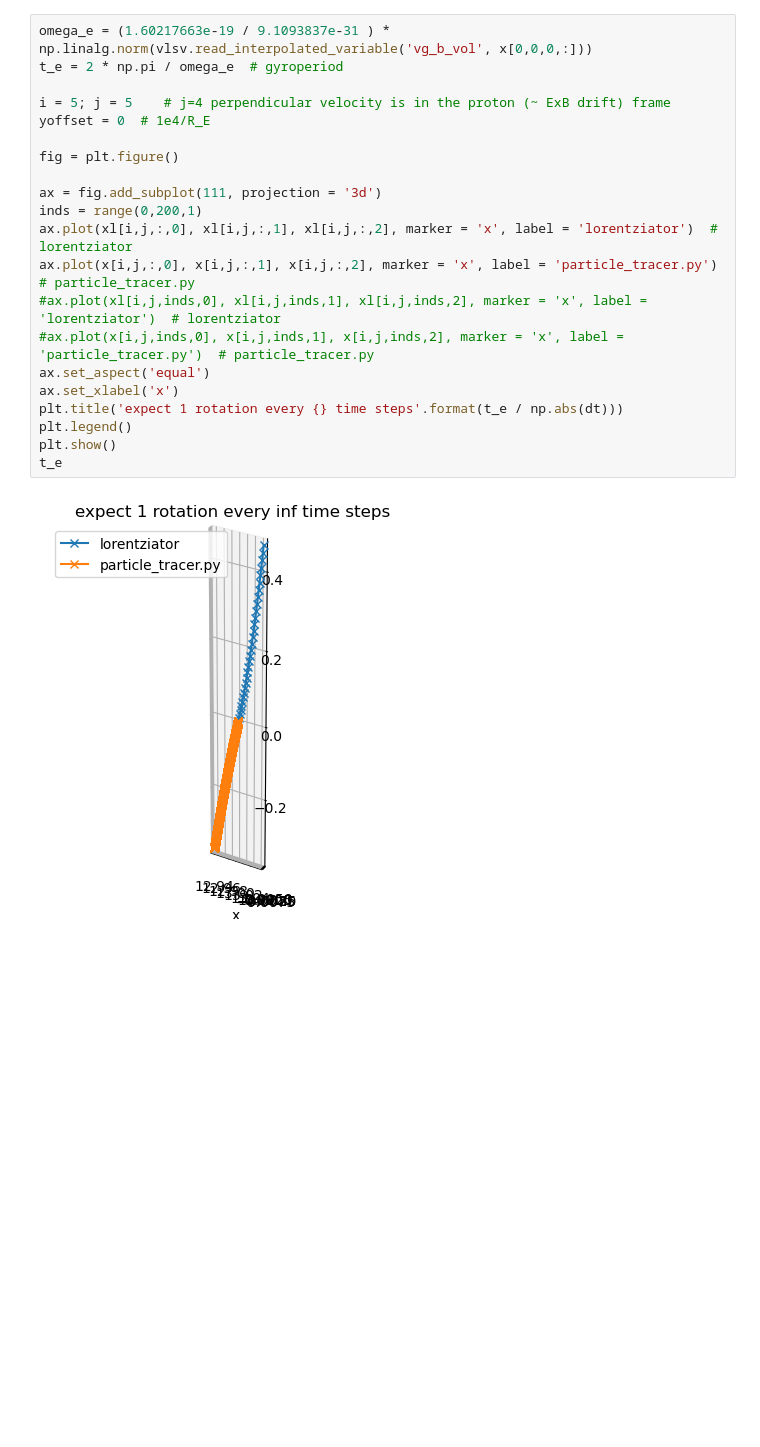
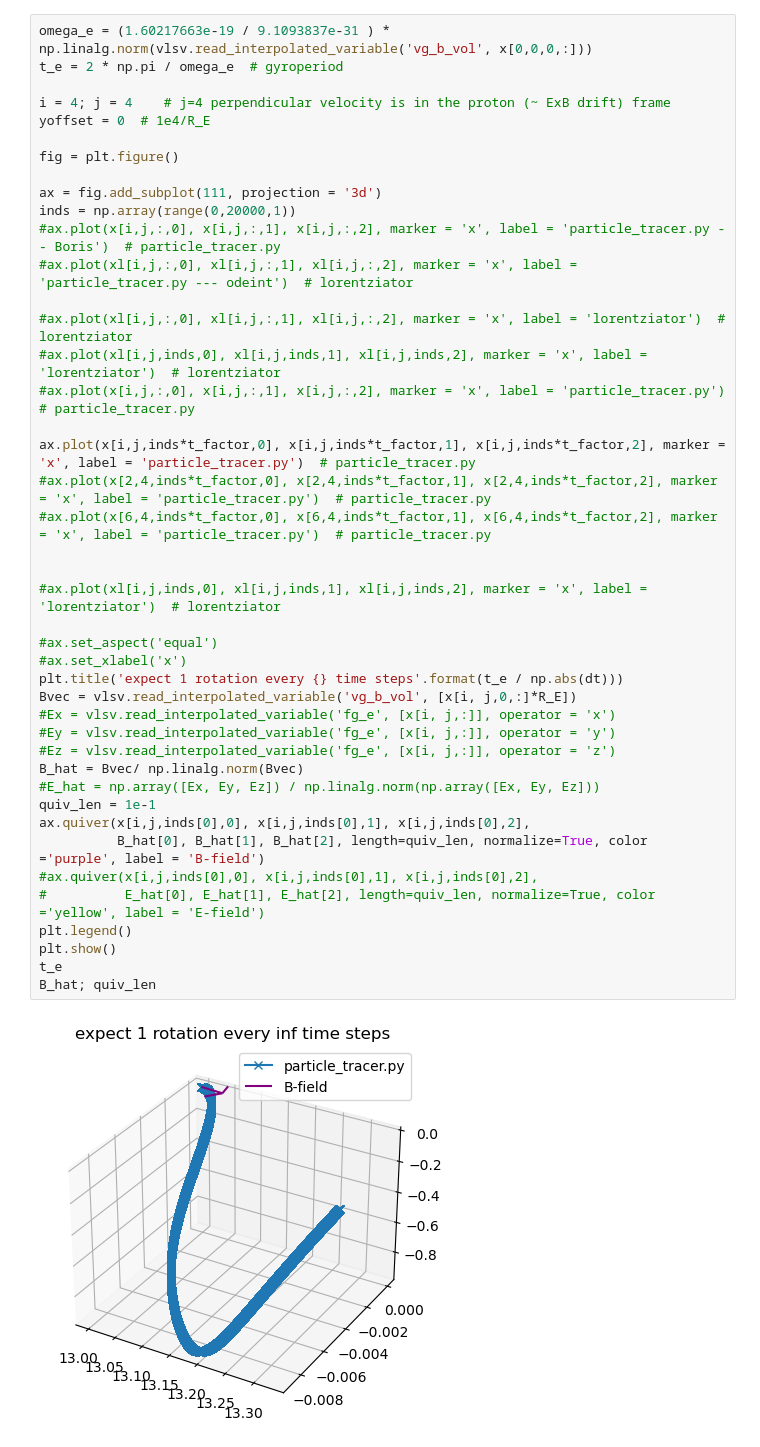
Before and after one commit to kostahoraites/carrington, a Jupyter notebook: magnetosheath/particle_tracers_comparison.ipynb, the cells around one changed output. Saved outputs shown, nothing was run; the diff lists cells and outputs as text; blank space fills up the shorter version.

```diff
--- a/magnetosheath/particle_tracers_comparison.ipynb
+++ b/magnetosheath/particle_tracers_comparison.ipynb
@@ -133,23 +128,45 @@ plt.scatter(vl[:,:,-1,1], vl[:,:,-1,2])
 # %%
 omega_e = (1.60217663e-19 / 9.1093837e-31 ) * np.linalg.norm(vlsv.read_interpolated_variable('vg_b_vol', x[0,0,0,:]))
 t_e = 2 * np.pi / omega_e  # gyroperiod
 
-i = 5; j = 5    # j=4 perpendicular velocity is in the proton (~ ExB drift) frame
+i = 4; j = 4    # j=4 perpendicular velocity is in the proton (~ ExB drift) frame
 yoffset = 0  # 1e4/R_E
 
 fig = plt.figure()
 
 ax = fig.add_subplot(111, projection = '3d')
-inds = range(0,200,1)
-ax.plot(xl[i,j,:,0], xl[i,j,:,1], xl[i,j,:,2], marker = 'x', label = 'lorentziator')  # lorentziator
-ax.plot(x[i,j,:,0], x[i,j,:,1], x[i,j,:,2], marker = 'x', label = 'particle_tracer.py')  # particle_tracer.py
+inds = np.array(range(0,20000,1))
+#ax.plot(x[i,j,:,0], x[i,j,:,1], x[i,j,:,2], marker = 'x', label = 'particle_tracer.py -- Boris')  # particle_tracer.py
+#ax.plot(xl[i,j,:,0], xl[i,j,:,1], xl[i,j,:,2], marker = 'x', label = 'particle_tracer.py --- odeint')  # lorentziator
+
+#ax.plot(xl[i,j,:,0], xl[i,j,:,1], xl[i,j,:,2], marker = 'x', label = 'lorentziator')  # lorentziator
 #ax.plot(xl[i,j,inds,0], xl[i,j,inds,1], xl[i,j,inds,2], marker = 'x', label = 'lorentziator')  # lorentziator
-#ax.plot(x[i,j,inds,0], x[i,j,inds,1], x[i,j,inds,2], marker = 'x', label = 'particle_tracer.py')  # particle_tracer.py
-ax.set_aspect('equal')
-ax.set_xlabel('x')
+#ax.plot(x[i,j,:,0], x[i,j,:,1], x[i,j,:,2], marker = 'x', label = 'particle_tracer.py')  # particle_tracer.py
+
+ax.plot(x[i,j,inds*t_factor,0], x[i,j,inds*t_factor,1], x[i,j,inds*t_factor,2], marker = 'x', label = 'particle_tracer.py')  # particle_tracer.py
+#ax.plot(x[2,4,inds*t_factor,0], x[2,4,inds*t_factor,1], x[2,4,inds*t_factor,2], marker = 'x', label = 'particle_tracer.py')  # particle_tracer.py
+#ax.plot(x[6,4,inds*t_factor,0], x[6,4,inds*t_factor,1], x[6,4,inds*t_factor,2], marker = 'x', label = 'particle_tracer.py')  # particle_tracer.py
+
+
+#ax.plot(xl[i,j,inds,0], xl[i,j,inds,1], xl[i,j,inds,2], marker = 'x', label = 'lorentziator')  # lorentziator
+
+#ax.set_aspect('equal')
+#ax.set_xlabel('x')
 plt.title('expect 1 rotation every {} time steps'.format(t_e / np.abs(dt)))
+Bvec = vlsv.read_interpolated_variable('vg_b_vol', [x[i, j,0,:]*R_E])
+#Ex = vlsv.read_interpolated_variable('fg_e', [x[i, j,:]], operator = 'x')
+#Ey = vlsv.read_interpolated_variable('fg_e', [x[i, j,:]], operator = 'y')
+#Ez = vlsv.read_interpolated_variable('fg_e', [x[i, j,:]], operator = 'z')
+B_hat = Bvec/ np.linalg.norm(Bvec)
+#E_hat = np.array([Ex, Ey, Ez]) / np.linalg.norm(np.array([Ex, Ey, Ez]))
+quiv_len = 1e-1
+ax.quiver(x[i,j,inds[0],0], x[i,j,inds[0],1], x[i,j,inds[0],2],
+          B_hat[0], B_hat[1], B_hat[2], length=quiv_len, normalize=True, color ='purple', label = 'B-field')
+#ax.quiver(x[i,j,inds[0],0], x[i,j,inds[0],1], x[i,j,inds[0],2],
+#          E_hat[0], E_hat[1], E_hat[2], length=quiv_len, normalize=True, color ='yellow', label = 'E-field')
 plt.legend()
 plt.show()
 t_e
+B_hat; quiv_len
 # %% [output]
-[figure, old version]
+[figure, new version]
```
Also changed, not shown: parts of 26 cells of this notebook, 30 other files.
